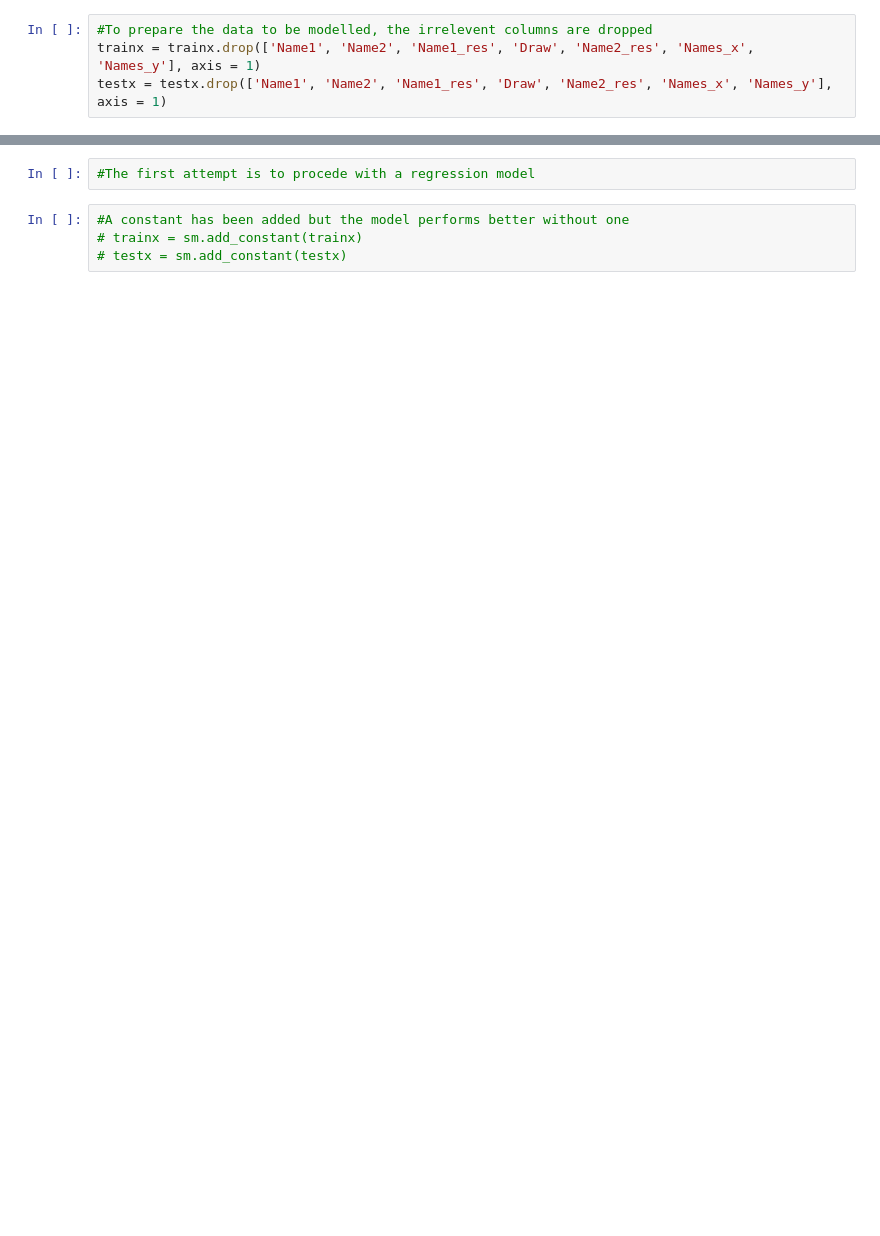
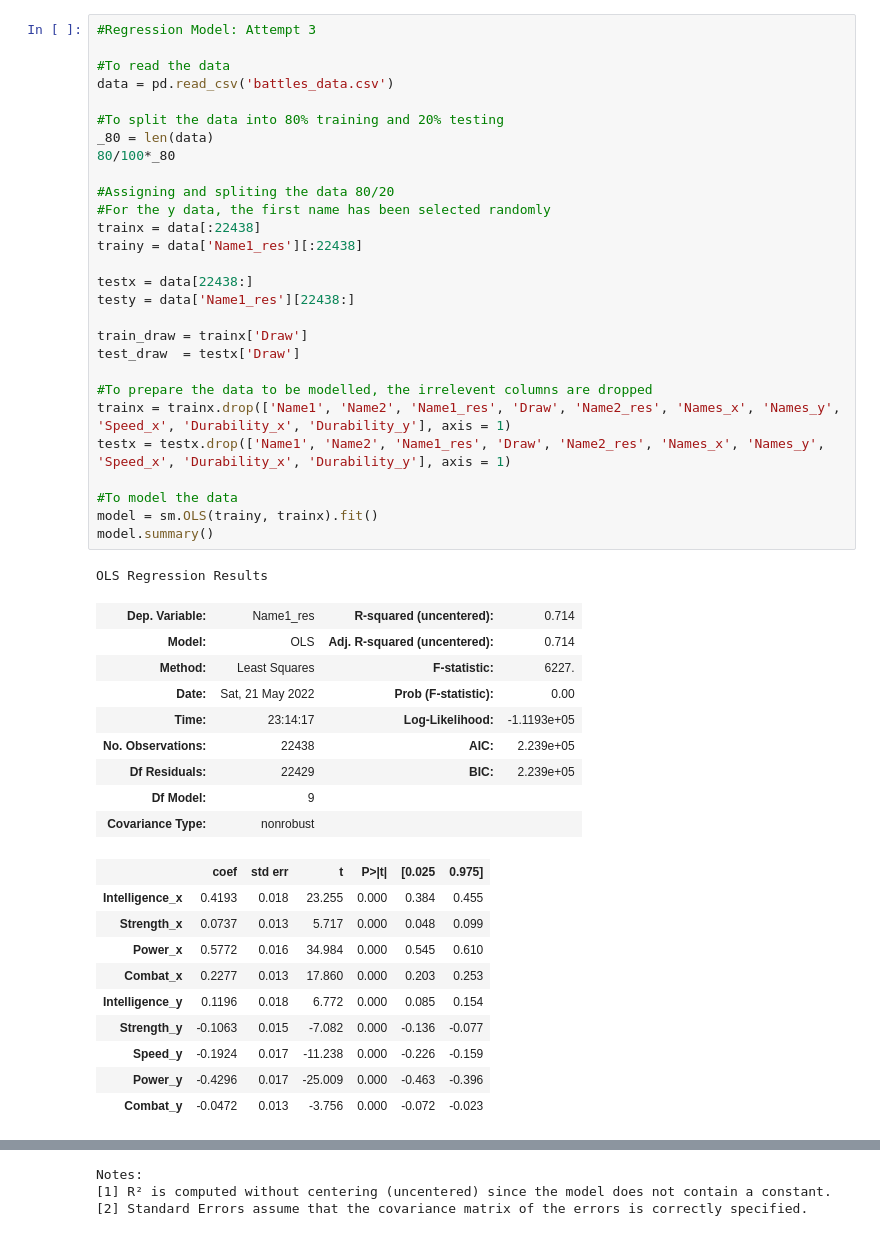
Before and after one commit to BiancaSeifert/Battle_Project, a Jupyter notebook: 3-Model.ipynb, the cells around one changed output, grey strips where cells are left out. Drawn from its saved outputs; the diff is of its cells as text; blank space fills up the shorter version.

```diff
--- a/3-Model.ipynb
+++ b/3-Model.ipynb
@@ -44,4 +129,49 @@ test_draw  = testx['Draw']
 # %%
+#Regression Model: Attempt 3
+
+#To read the data
+data = pd.read_csv('battles_data.csv')
+
+#To split the data into 80% training and 20% testing
+_80 = len(data)
+80/100*_80
+
+#Assigning and spliting the data 80/20
+#For the y data, the first name has been selected randomly
+trainx = data[:22438]
+trainy = data['Name1_res'][:22438]
+
+testx = data[22438:]
+testy = data['Name1_res'][22438:]
+
+train_draw = trainx['Draw']
+test_draw  = testx['Draw']
+
 #To prepare the data to be modelled, the irrelevent columns are dropped
-trainx = trainx.drop(['Name1', 'Name2', 'Name1_res', 'Draw', 'Name2_res', 'Names_x', 'Names_y'], axis = 1)
-testx = testx.drop(['Name1', 'Name2', 'Name1_res', 'Draw', 'Name2_res', 'Names_x', 'Names_y'], axis = 1)
+trainx = trainx.drop(['Name1', 'Name2', 'Name1_res', 'Draw', 'Name2_res', 'Names_x', 'Names_y', 'Speed_x', 'Durability_x', 'Durability_y'], axis = 1)
+testx = testx.drop(['Name1', 'Name2', 'Name1_res', 'Draw', 'Name2_res', 'Names_x', 'Names_y', 'Speed_x', 'Durability_x', 'Durability_y'], axis = 1)
+
+#To model the data
+model = sm.OLS(trainy, trainx).fit()
+model.summary()
+# %% [output]
+OLS Regression Results
+| Dep. Variable: | Name1_res | R-squared (uncentered): | 0.714 |
+| Model: | OLS | Adj. R-squared (uncentered): | 0.714 |
+| Method: | Least Squares | F-statistic: | 6227. |
+| Date: | Sat, 21 May 2022 | Prob (F-statistic): | 0.00 |
+| Time: | 23:14:17 | Log-Likelihood: | -1.1193e+05 |
+| No. Observations: | 22438 | AIC: | 2.239e+05 |
+| Df Residuals: | 22429 | BIC: | 2.239e+05 |
+| Df Model: | 9 |  |  |
+| Covariance Type: | nonrobust |  |  |
+|  | coef | std err | t | P>|t| | [0.025 | 0.975] |
+| Intelligence_x | 0.4193 | 0.018 | 23.255 | 0.000 | 0.384 | 0.455 |
+| Strength_x | 0.0737 | 0.013 | 5.717 | 0.000 | 0.048 | 0.099 |
+| Power_x | 0.5772 | 0.016 | 34.984 | 0.000 | 0.545 | 0.610 |
+| Combat_x | 0.2277 | 0.013 | 17.860 | 0.000 | 0.203 | 0.253 |
+| Intelligence_y | 0.1196 | 0.018 | 6.772 | 0.000 | 0.085 | 0.154 |
+| Strength_y | -0.1063 | 0.015 | -7.082 | 0.000 | -0.136 | -0.077 |
+| Speed_y | -0.1924 | 0.017 | -11.238 | 0.000 | -0.226 | -0.159 |
+| Power_y | -0.4296 | 0.017 | -25.009 | 0.000 | -0.463 | -0.396 |
+| Combat_y | -0.0472 | 0.013 | -3.756 | 0.000 | -0.072 | -0.023 |
@@ -48,6 +182,3 @@ testx = testx.drop(['Name1', 'Name2', 'Name1_res', 'Draw', 'Name2_res', 'Names_x
+Notes:
+[1] R² is computed without centering (uncentered) since the model does not contain a constant.
+[2] Standard Errors assume that the covariance matrix of the errors is correctly specified.
-# %%
-#The first attempt is to procede with a regression model
-# %%
-#A constant has been added but the model performs better without one
-# trainx = sm.add_constant(trainx)
-# testx = sm.add_constant(testx)
```
Also changed, not shown: parts of 23 cells of this notebook.
